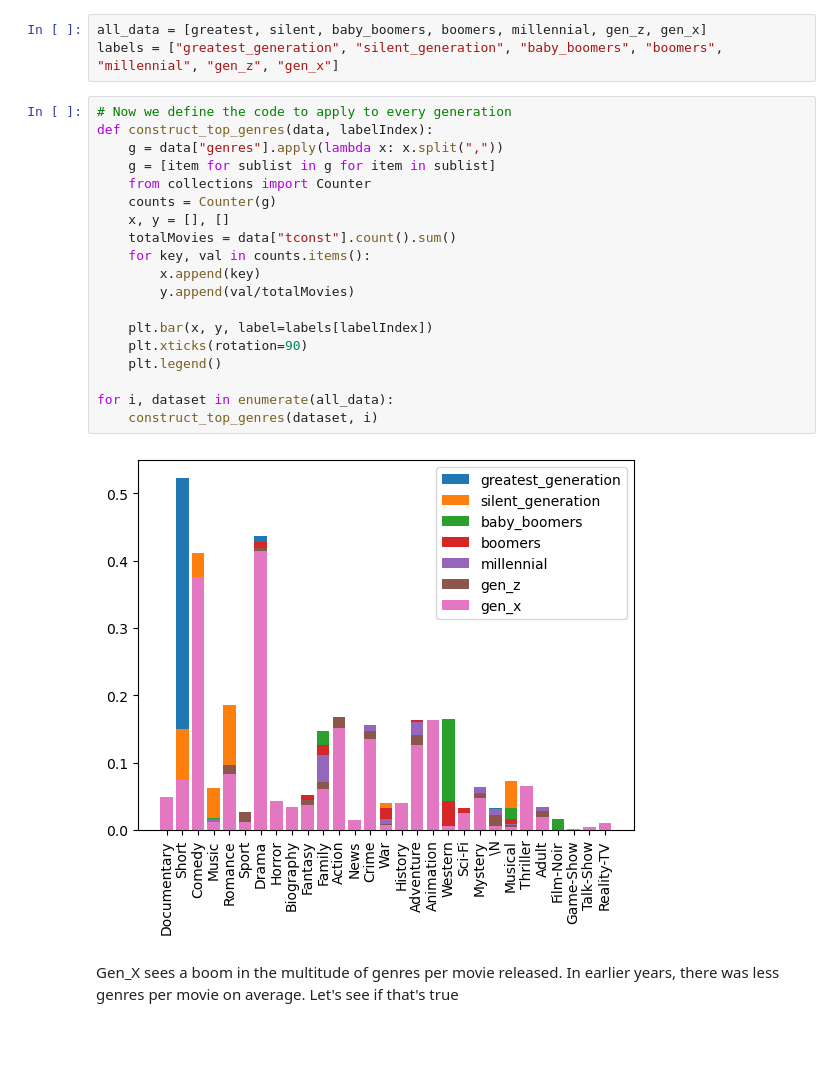
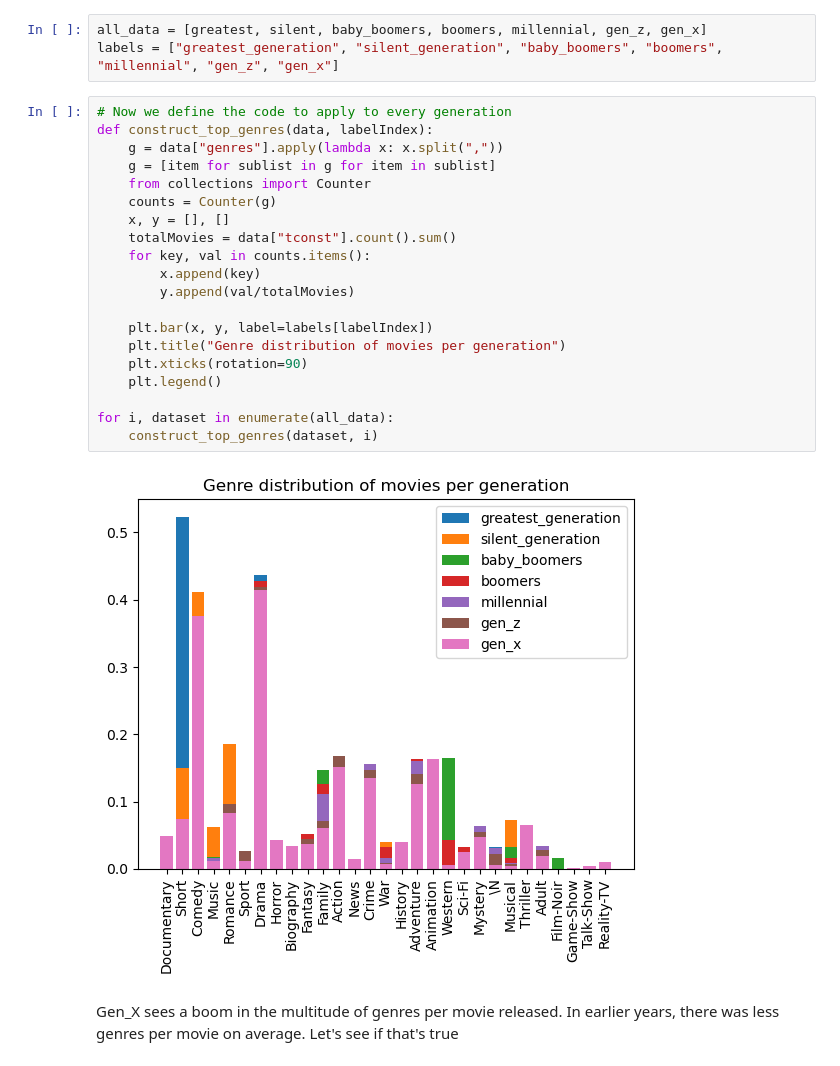
Before and after one commit to epfl-ada/ada-2022-project-jash, a Jupyter notebook: johnny.ipynb, the cells around one changed output. Drawn from its saved outputs; the diff is of its cells as text; blank space fills up the shorter version.

Commit message:
update figures

```diff
--- a/johnny.ipynb
+++ b/johnny.ipynb
@@ -57,24 +57,25 @@ labels = ["greatest_generation", "silent_generation", "baby_boomers", "boomers",
 # %%
 # Now we define the code to apply to every generation
 def construct_top_genres(data, labelIndex):
     g = data["genres"].apply(lambda x: x.split(","))
     g = [item for sublist in g for item in sublist]
     from collections import Counter
     counts = Counter(g)
     x, y = [], []
     totalMovies = data["tconst"].count().sum()
     for key, val in counts.items():
         x.append(key)
         y.append(val/totalMovies)
 
     plt.bar(x, y, label=labels[labelIndex])
+    plt.title("Genre distribution of movies per generation")
     plt.xticks(rotation=90)
     plt.legend()
 
 for i, dataset in enumerate(all_data):
     construct_top_genres(dataset, i)
 # %% [output]
-[figure, old version]
+[figure, new version]
 # %% [markdown]
 Gen_X sees a boom in the multitude of genres per movie released. In earlier years, there was less genres per movie on average. Let's see if that's true
 # %%
```
Also changed, not shown: parts of 4 cells of this notebook.
